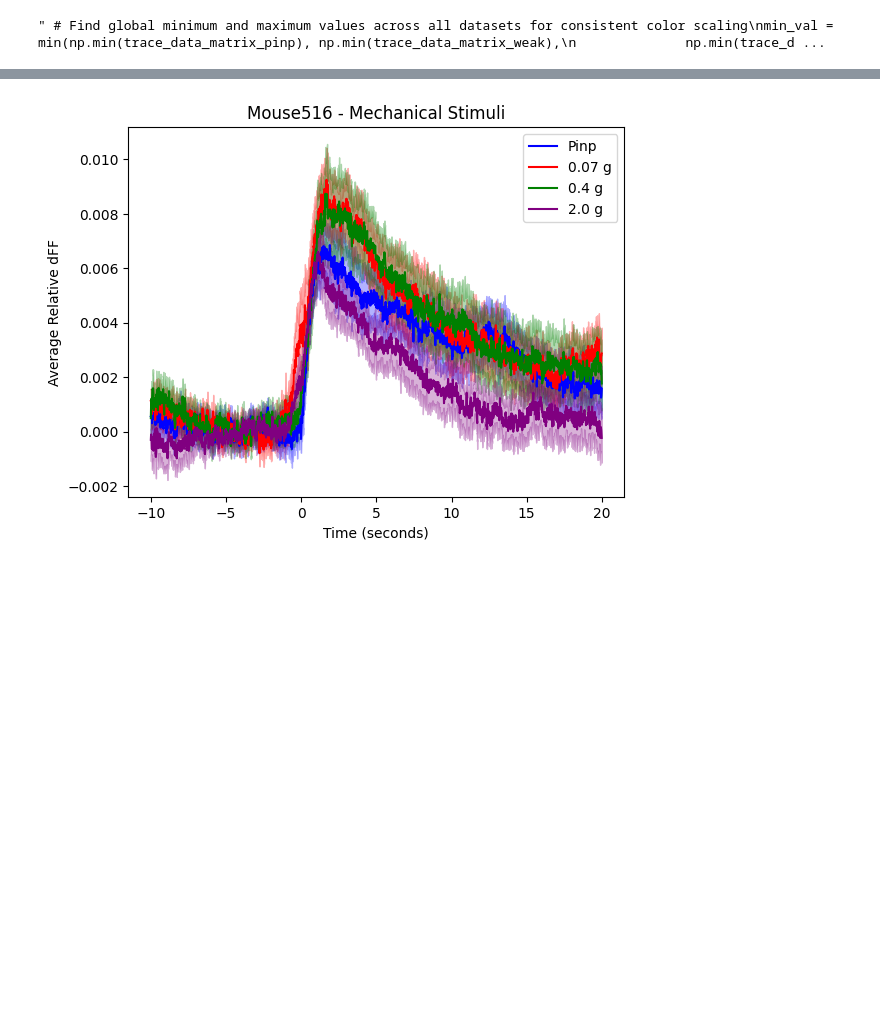
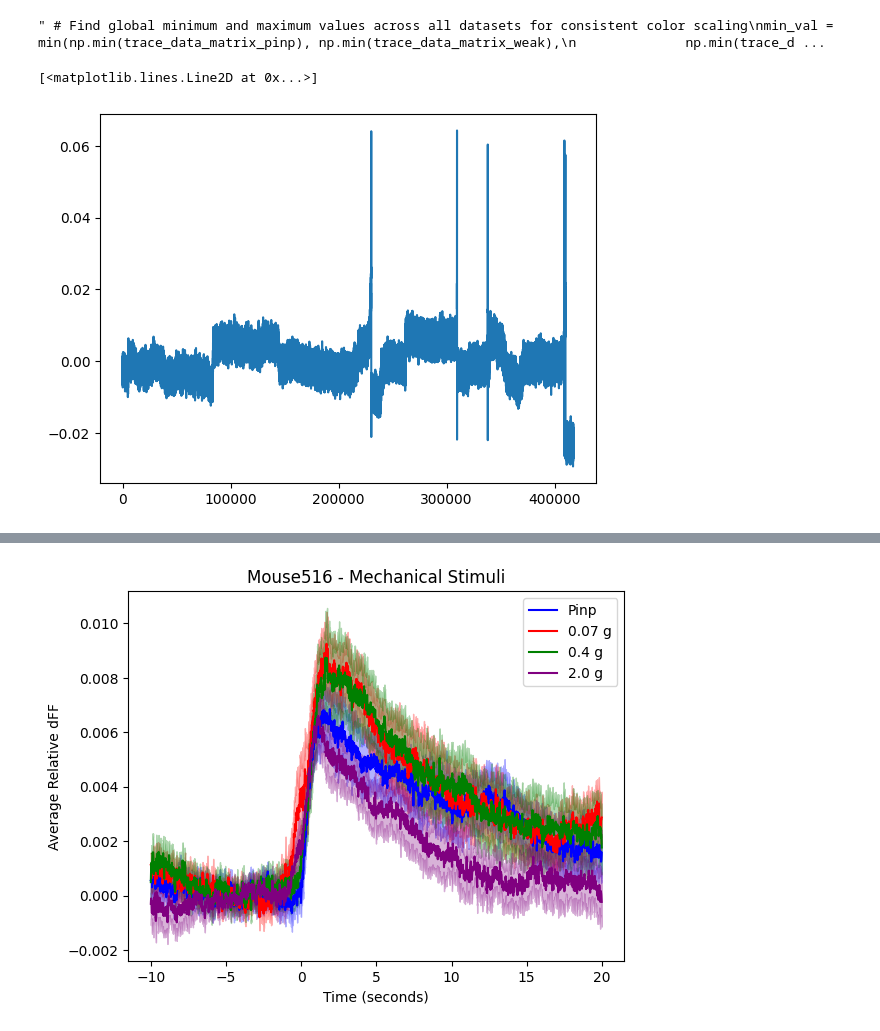
Before and after one commit to MagM00/nevian_lab, a Jupyter notebook: sensory_stim_analysis/sens_FP_analysis-617_618.ipynb, the cells around one changed output, grey strips where cells are left out. Drawn from its saved outputs; the diff is of its cells as text; code cells hidden in the pictures; blank space fills up the shorter version.

```diff
--- a/sensory_stim_analysis/sens_FP_analysis-617_618.ipynb
+++ b/sensory_stim_analysis/sens_FP_analysis-617_618.ipynb
@@ -1040,3 +1040,8 @@ index: (array([1484, 1614], dtype=int64),)
 [figure]
 [figure]
 " # Find global minimum and maximum values across all datasets for consistent color scaling\nmin_val = min(np.min(trace_data_matrix_pinp), np.min(trace_data_matrix_weak),\n              np.min(trace_d ...
+# %%
+plt.plot(dFF)
+# %% [output]
+[<matplotlib.lines.Line2D at 0x...>]
+[figure, added]
```
Also changed, not shown: parts of 2 cells of this notebook.
